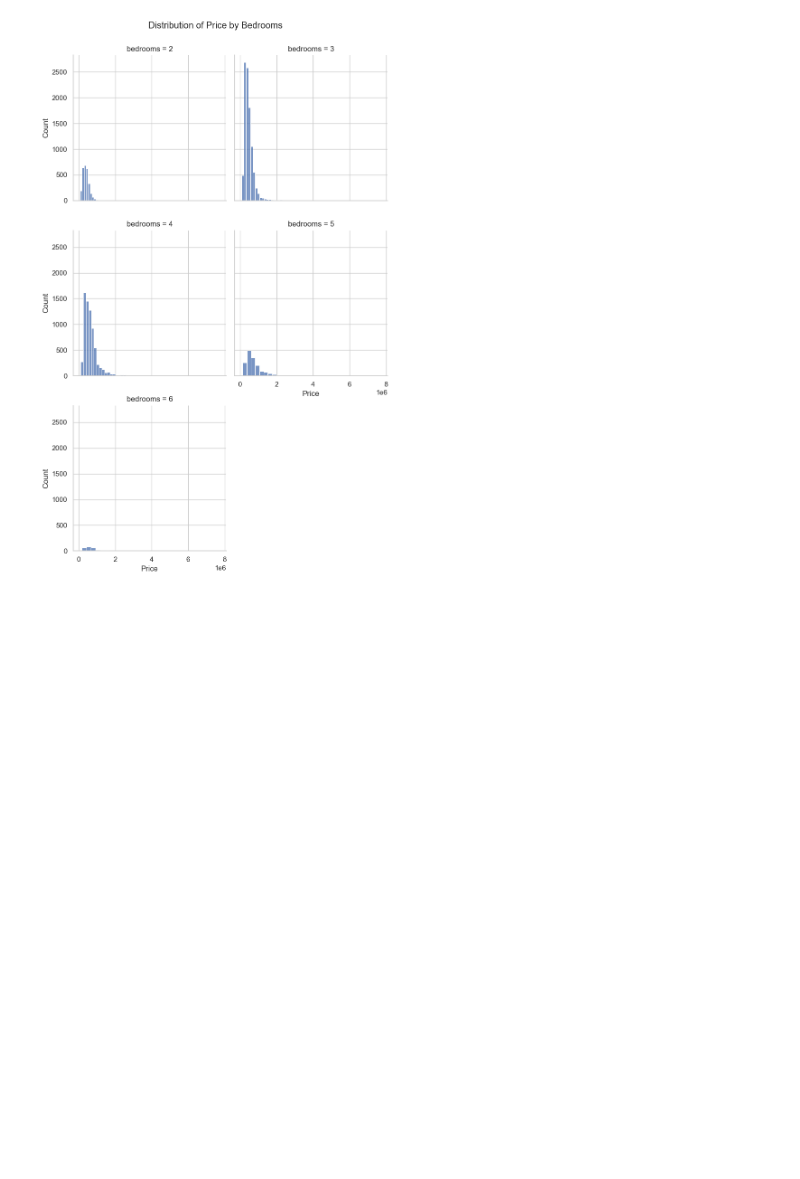
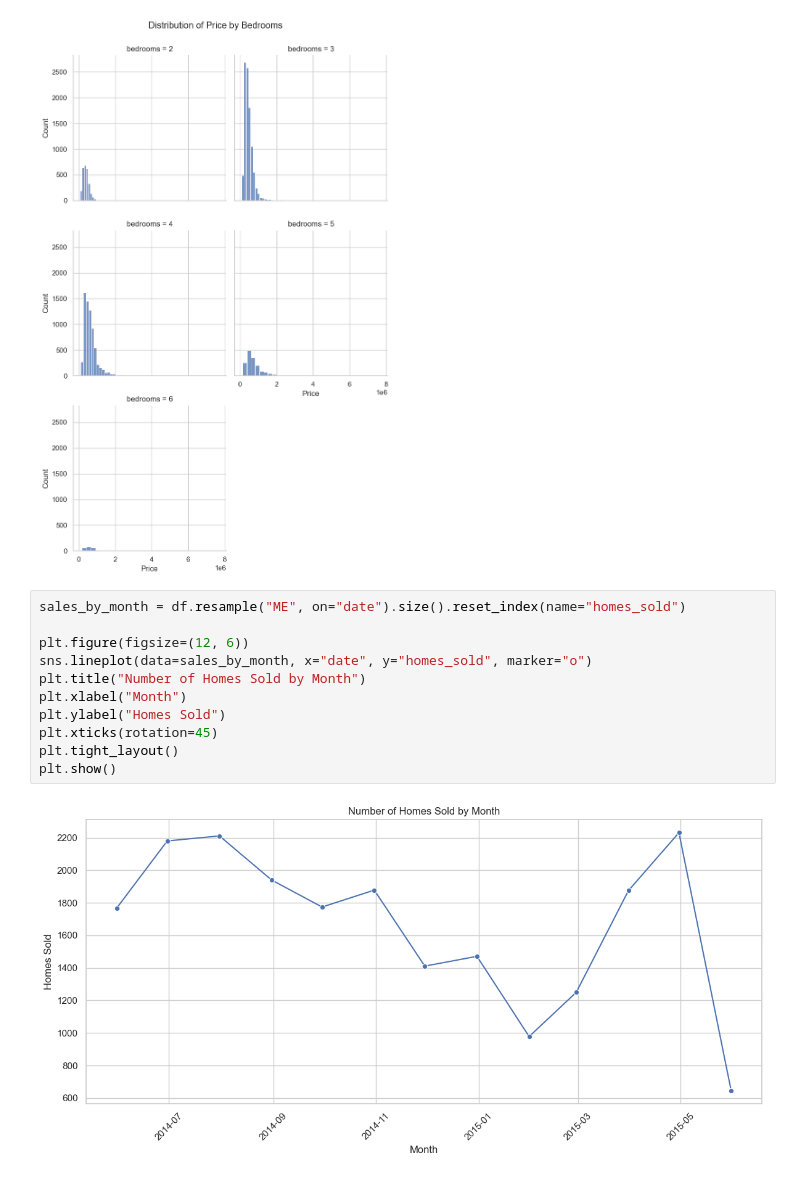
Before and after one commit to dbpatel20/HW5, a Jupyter notebook: HW5.ipynb, the cells around one changed output. Cells and saved outputs as stored; diff of their text form; blank space fills up the shorter version.

Commit message:
Add time series plot

```diff
--- a/HW5.ipynb
+++ b/HW5.ipynb
@@ -75,3 +75,16 @@ g.fig.suptitle("Distribution of Price by Bedrooms", y=1.03)
 plt.show()
 # %% [output]
 [figure]
+# %%
+sales_by_month = df.resample("ME", on="date").size().reset_index(name="homes_sold")
+
+plt.figure(figsize=(12, 6))
+sns.lineplot(data=sales_by_month, x="date", y="homes_sold", marker="o")
+plt.title("Number of Homes Sold by Month")
+plt.xlabel("Month")
+plt.ylabel("Homes Sold")
+plt.xticks(rotation=45)
+plt.tight_layout()
+plt.show()
+# %% [output]
+[figure, added]
```
